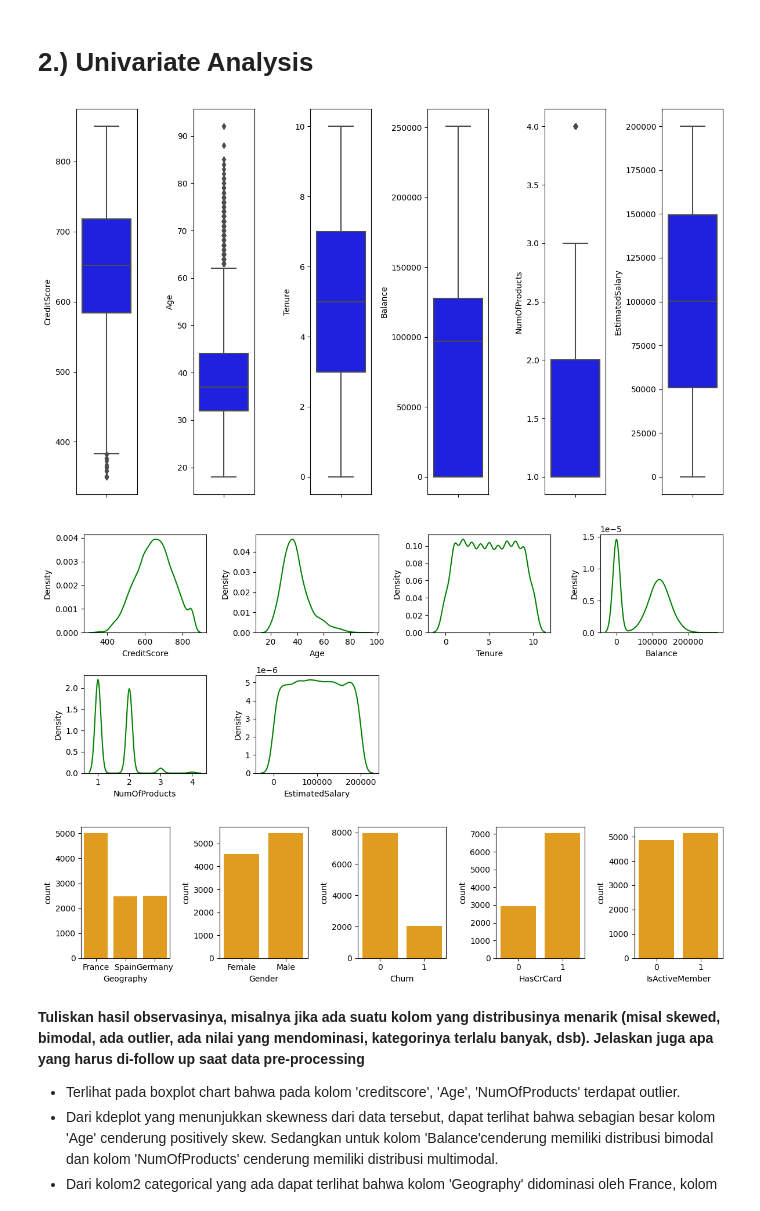
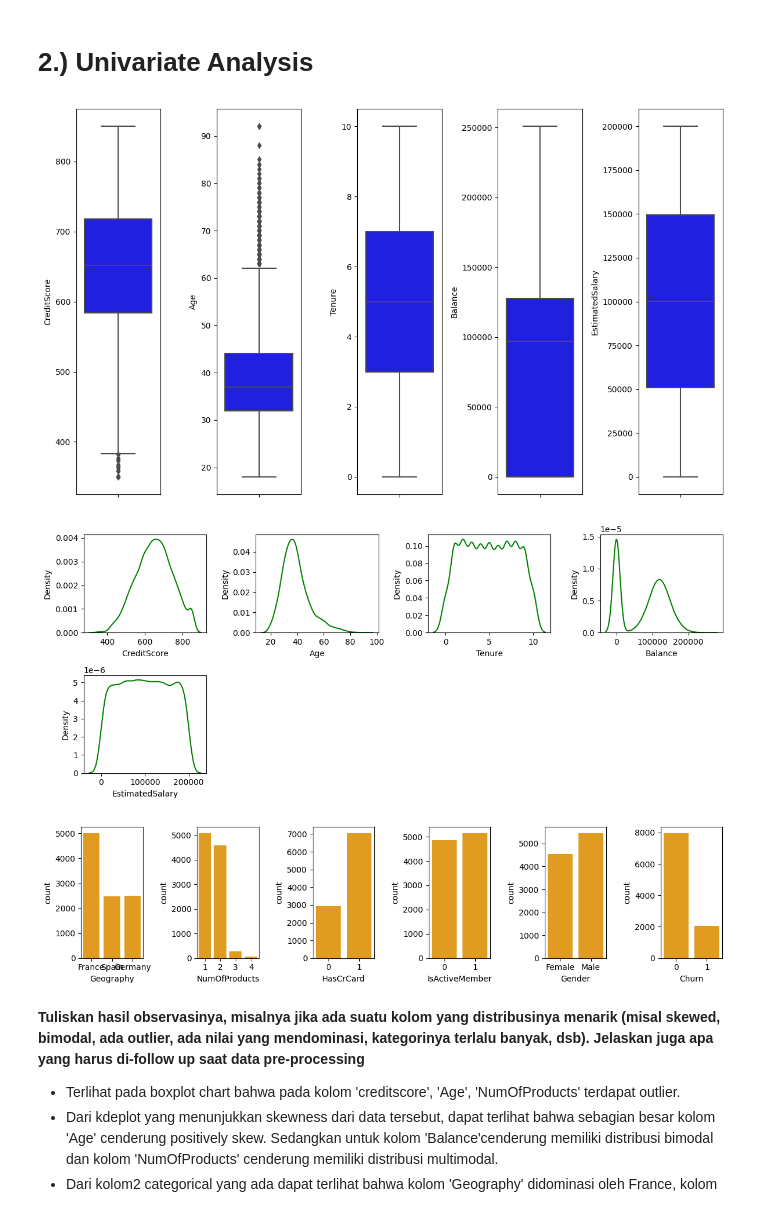
Before and after one commit to explorerrakamin/FinalProject, a Jupyter notebook: Stage_1.ipynb, the cells around one changed output. Cells and saved outputs as stored; diff of their text form; code cells hidden in the pictures.

```diff
--- a/Stage_1.ipynb
+++ b/Stage_1.ipynb
@@ -104,7 +123,12 @@ df.duplicated().sum()
 # %% [markdown]
 Tidak data yang duplikat
 # %%
+# Renaming
+df.rename(columns={'Exited':'Churn'},inplace=True)
+
 # Renaming the column 'Exited' to 'Churn
-df.rename(columns={'Exited':'Churn'},inplace=True)
+numericals = df[['CreditScore',	'Age', 'Tenure', 'Balance', 'EstimatedSalary']]
+categorical = df[['Geography', 'NumOfProducts', 'HasCrCard', 'IsActiveMember', 'Gender', 'Churn']]
+categorical_string = categorical.astype(str)
 # %%
 # statistics summary
@@ -131,7 +163,6 @@ C. Apakah ada kolom yang memiliki nilai summary agak aneh? (min/mean/median/max/
 # %% [markdown]
 # **2.) Univariate Analysis**
 # %%
-numericals = df[['CreditScore',	'Age','Tenure','Balance','NumOfProducts','EstimatedSalary']]
 features = numericals.columns  # Mengambil nama kolom sebagai daftar fitur
 plt.figure(figsize=(12,7))
 for i in range(0, len(features)):
@@ -141,9 +172,8 @@ for i in range(0, len(features)):
 
 plt.show()  # Untuk menampilkan plotnya
 # %% [output]
-[figure, old version]
+[figure, new version]
 # %%
-numericals = df[['CreditScore','Age','Tenure','Balance','NumOfProducts','EstimatedSalary']]
 features = numericals.columns  # Mengambil nama kolom sebagai daftar fitur
 plt.figure(figsize=(12,5))
 for i in range(0, len(features)):
@@ -154,17 +184,16 @@ for i in range(0, len(features)):
 
 plt.show()  # Untuk menampilkan plotnya
 # %% [output]
-[figure, old version]
+[figure, new version]
 # %%
-categorical = df[['Geography','Gender','Churn','HasCrCard','IsActiveMember']]
 features = categorical.columns  # Mengambil nama kolom sebagai daftar fitur
 plt.figure(figsize=(12,3))
 for i in range(0, len(features)):
   plt.subplot(1, len(features), i+1)
   sns.countplot(x=df[features[i]], color='orange')
   plt.tight_layout()
 # %% [output]
-[figure, old version]
+[figure, new version]
 # %% [markdown]
 **Tuliskan hasil observasinya, misalnya jika ada suatu kolom yang distribusinya
 menarik (misal skewed, bimodal, ada outlier, ada nilai yang mendominasi, kategorinya terlalu banyak, dsb). Jelaskan juga apa yang harus di-follow up saat data pre-processing**
```
Also changed, not shown: parts of 8 cells of this notebook.
